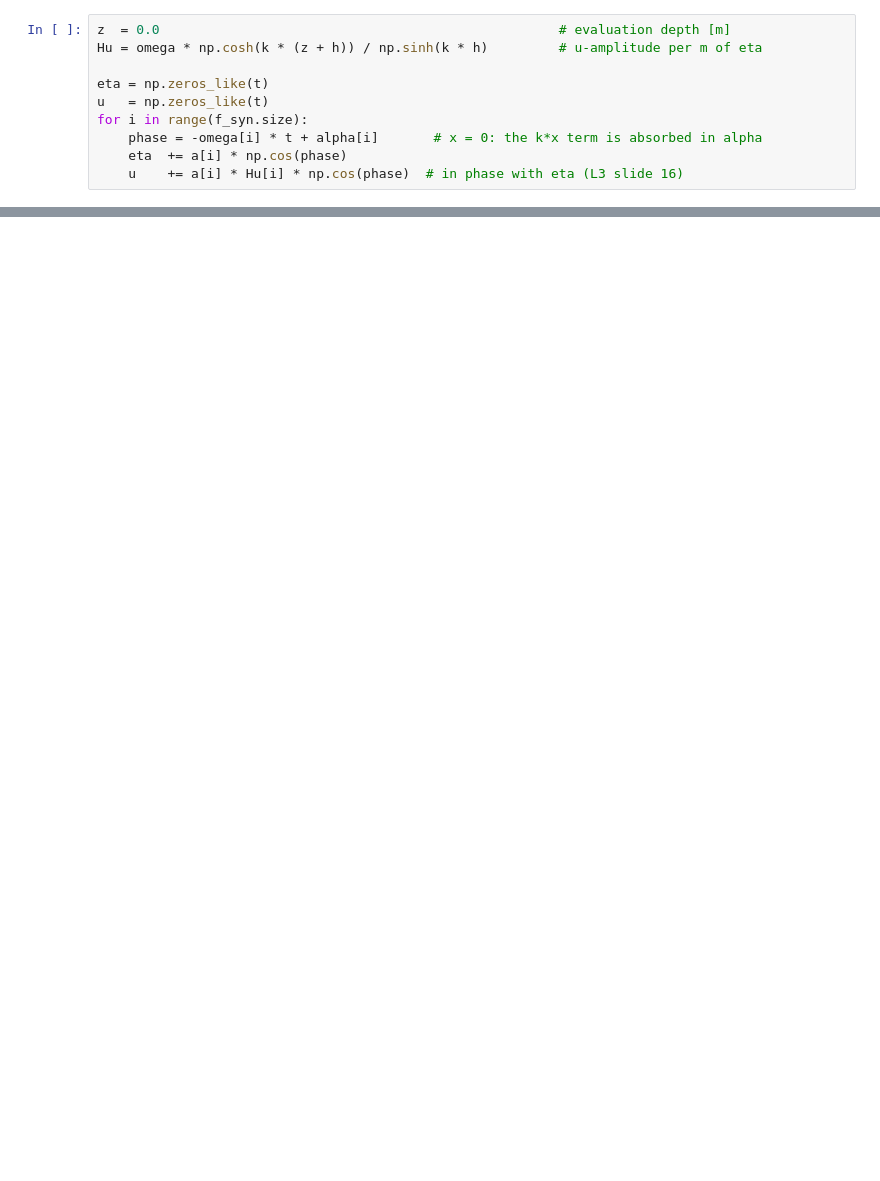
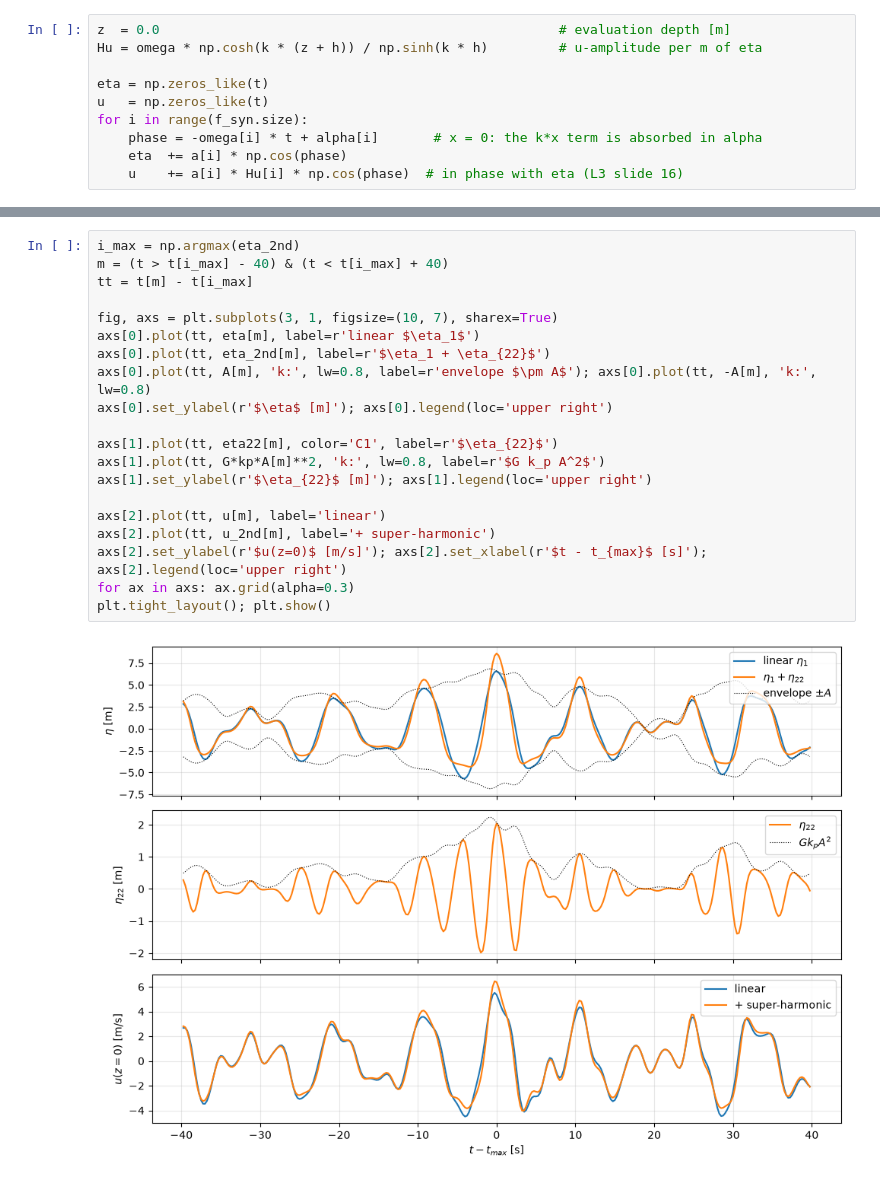
Before and after one commit to CasperPluis/FSI-Group-9, a Jupyter notebook: Spectrum.ipynb, the cells around one changed output, grey strips where cells are left out. Saved outputs shown, nothing was run; the diff lists cells and outputs as text; blank space fills up the shorter version.

```diff
--- a/Spectrum.ipynb
+++ b/Spectrum.ipynb
@@ -163,0 +211,22 @@ Tz from record  = 7.83 s   (compare Tm = Tm02)
+# %%
+i_max = np.argmax(eta_2nd)
+m = (t > t[i_max] - 40) & (t < t[i_max] + 40)
+tt = t[m] - t[i_max]
+
+fig, axs = plt.subplots(3, 1, figsize=(10, 7), sharex=True)
+axs[0].plot(tt, eta[m], label=r'linear $\eta_1$')
+axs[0].plot(tt, eta_2nd[m], label=r'$\eta_1 + \eta_{22}$')
+axs[0].plot(tt, A[m], 'k:', lw=0.8, label=r'envelope $\pm A$'); axs[0].plot(tt, -A[m], 'k:', lw=0.8)
+axs[0].set_ylabel(r'$\eta$ [m]'); axs[0].legend(loc='upper right')
+
+axs[1].plot(tt, eta22[m], color='C1', label=r'$\eta_{22}$')
+axs[1].plot(tt, G*kp*A[m]**2, 'k:', lw=0.8, label=r'$G k_p A^2$')
+axs[1].set_ylabel(r'$\eta_{22}$ [m]'); axs[1].legend(loc='upper right')
+
+axs[2].plot(tt, u[m], label='linear')
+axs[2].plot(tt, u_2nd[m], label='+ super-harmonic')
+axs[2].set_ylabel(r'$u(z=0)$ [m/s]'); axs[2].set_xlabel(r'$t - t_{max}$ [s]'); axs[2].legend(loc='upper right')
+for ax in axs: ax.grid(alpha=0.3)
+plt.tight_layout(); plt.show()
+# %% [output]
+[figure, added]
```
Also changed, not shown: parts of 3 cells of this notebook, 3 other files.
